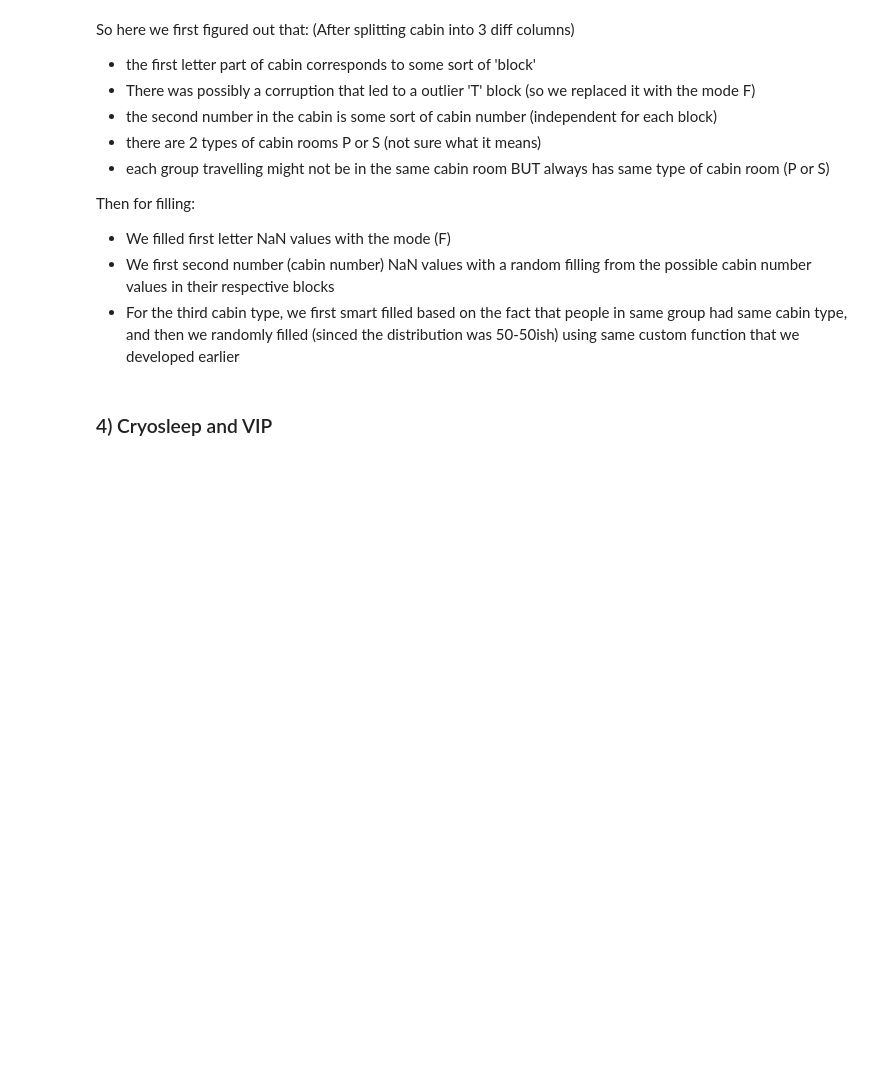
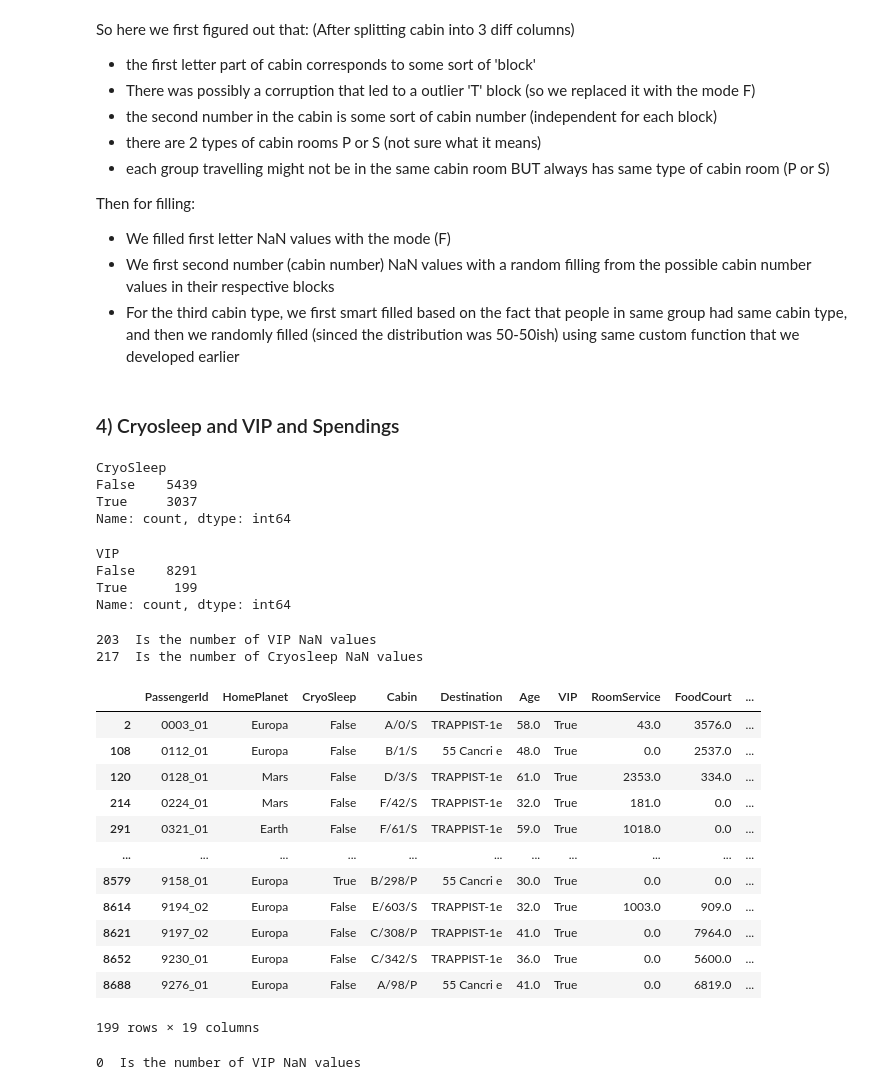
Before and after one commit to bestboybest/OlympusTech3.0--AstroGoodBoy, a Jupyter notebook: Task2/AstroGoodBoy_notebook_cleaning.ipynb, the cells around one changed output. Saved outputs shown, nothing was run; the diff lists cells and outputs as text; code cells hidden in the pictures; blank space fills up the shorter version.

Commit message:
Almost done with data cleaning

```diff
--- a/Task2/AstroGoodBoy_notebook_cleaning.ipynb
+++ b/Task2/AstroGoodBoy_notebook_cleaning.ipynb
@@ -687,4 +687,59 @@ Then for filling:
 - We first second number (cabin number) NaN values with a random filling from the possible cabin number values in their respective blocks
 - For the third cabin type, we first smart filled based on the fact that people in same group had same cabin type, and then we randomly filled (sinced the distribution was 50-50ish) using same custom function that we developed earlier
 # %% [markdown]
-### 4) Cryosleep and VIP
+### 4) Cryosleep and VIP and Spendings
+# %%
+#Let's look at distribution of cryosleep values
+
+data['CryoSleep'].value_counts()
+# %% [output]
+CryoSleep
+False    5439
+True     3037
+Name: count, dtype: int64
+# %%
+#Distribution of VIP values
+
+data['VIP'].value_counts()
+# %% [output]
+VIP
+False    8291
+True      199
+Name: count, dtype: int64
+# %%
+#Number of NaN values
+
+print(data['VIP'].isna().sum(), " Is the number of VIP NaN values")
+print(data['CryoSleep'].isna().sum(), " Is the number of Cryosleep NaN values")
+# %% [output]
+203  Is the number of VIP NaN values
+217  Is the number of Cryosleep NaN values
+# %%
+#It is clear from previous data that people in group can have different cryosleep states and different VIP states
+#Let's try to see if VIP corresponds to high money spending
+
+cleanData[cleanData['VIP'] == True]
+
+#No, not really true, no, and i see no good pattern to locate VIPs, and since there are so many more VIP's, we can safely fill the VIP NaNs with False
+# %% [output]
+|  | PassengerId | HomePlanet | CryoSleep | Cabin | Destination | Age | VIP | RoomService | FoodCourt | ... |
+| 2 | 0003_01 | Europa | False | A/0/S | TRAPPIST-1e | 58.0 | True | 43.0 | 3576.0 | ... |
+| 108 | 0112_01 | Europa | False | B/1/S | 55 Cancri e | 48.0 | True | 0.0 | 2537.0 | ... |
+| 120 | 0128_01 | Mars | False | D/3/S | TRAPPIST-1e | 61.0 | True | 2353.0 | 334.0 | ... |
+| 214 | 0224_01 | Mars | False | F/42/S | TRAPPIST-1e | 32.0 | True | 181.0 | 0.0 | ... |
+| 291 | 0321_01 | Earth | False | F/61/S | TRAPPIST-1e | 59.0 | True | 1018.0 | 0.0 | ... |
+| ... | ... | ... | ... | ... | ... | ... | ... | ... | ... | ... |
+| 8579 | 9158_01 | Europa | True | B/298/P | 55 Cancri e | 30.0 | True | 0.0 | 0.0 | ... |
+| 8614 | 9194_02 | Europa | False | E/603/S | TRAPPIST-1e | 32.0 | True | 1003.0 | 909.0 | ... |
+| 8621 | 9197_02 | Europa | False | C/308/P | TRAPPIST-1e | 41.0 | True | 0.0 | 7964.0 | ... |
+| 8652 | 9230_01 | Europa | False | C/342/S | TRAPPIST-1e | 36.0 | True | 0.0 | 5600.0 | ... |
+| 8688 | 9276_01 | Europa | False | A/98/P | 55 Cancri e | 41.0 | True | 0.0 | 6819.0 | ... |
+199 rows × 19 columns
+# %%
+#Filling VIP NaNs
+
+cleanData['VIP'] = (cleanData['VIP']).astype(bool)
+cleanData['VIP'] = cleanData['VIP'].fillna(False)
+print(cleanData['VIP'].isna().sum(), " Is the number of VIP NaN values")
+# %% [output]
+0  Is the number of VIP NaN values
```
Also changed, not shown: parts of 11 cells of this notebook.
